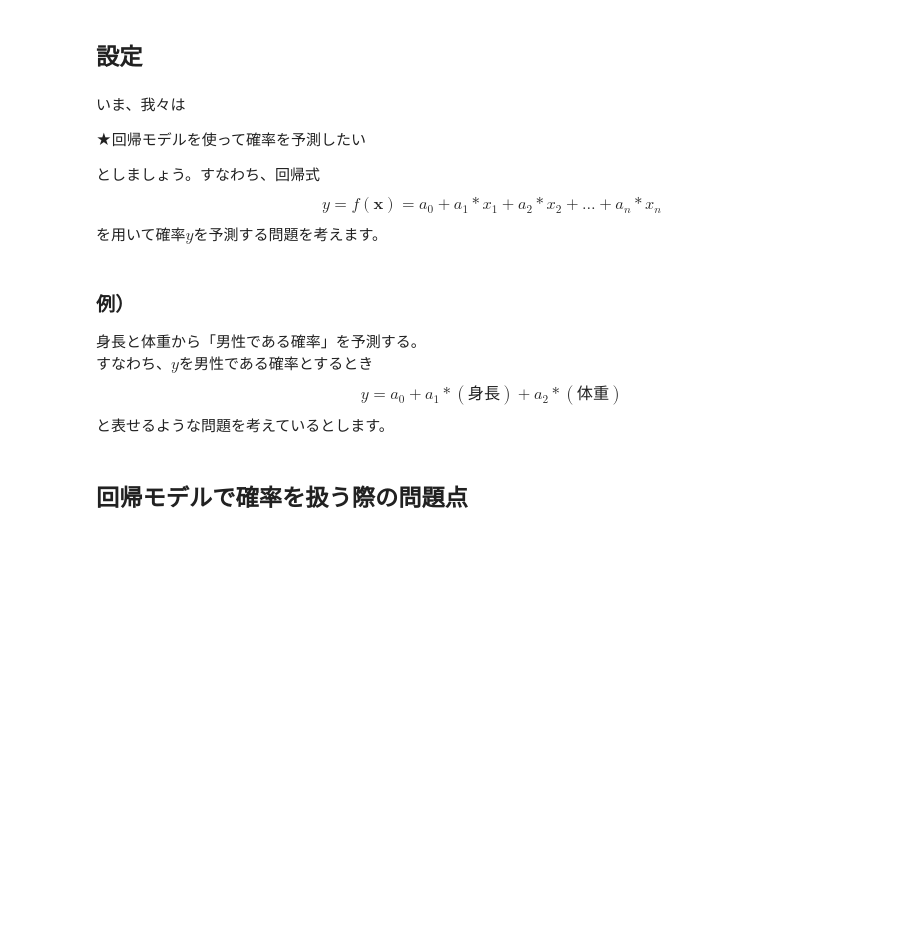
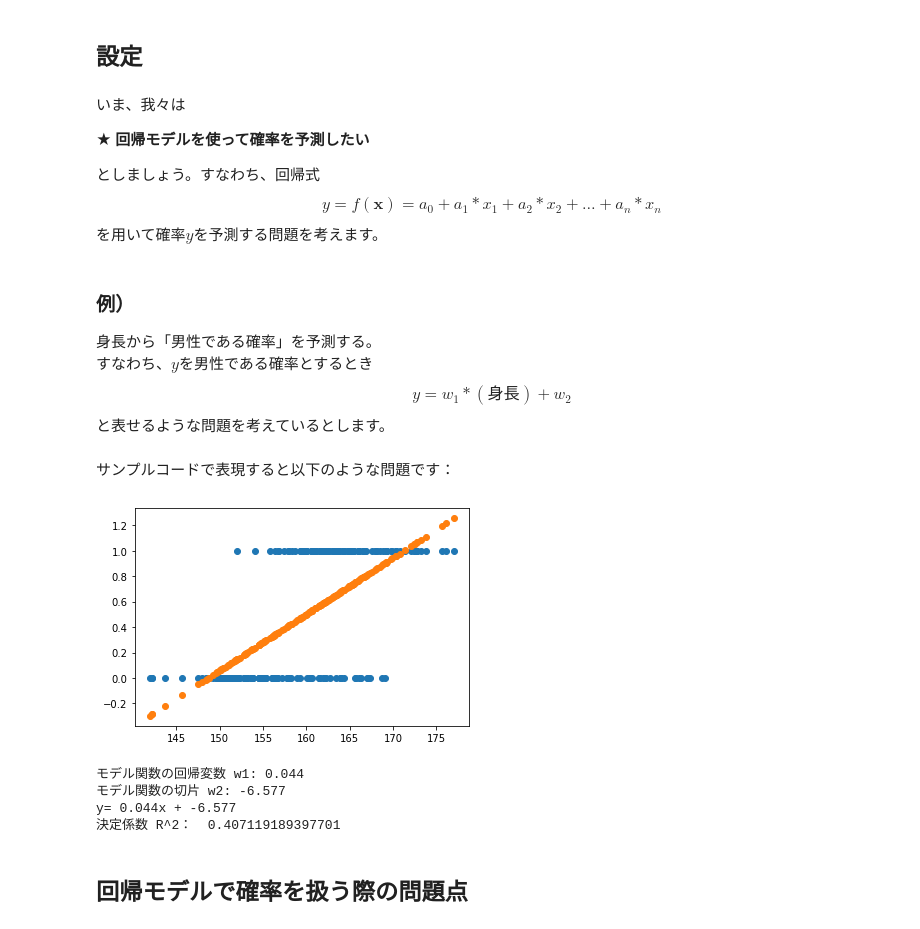
Before and after one commit to Rei-O/DL-from-scratch-in-KV, a Jupyter notebook: deep-learning-from-scratch-master/ch03/note/シグモイド関数とロジット変換.ipynb, the cells around one changed output. Saved outputs shown, nothing was run; the diff lists cells and outputs as text; code cells hidden in the pictures; blank space fills up the shorter version.

```diff
--- a/deep-learning-from-scratch-master/ch03/note/シグモイド関数とロジット変換.ipynb
+++ b/deep-learning-from-scratch-master/ch03/note/シグモイド関数とロジット変換.ipynb
@@ -8,17 +8,62 @@
 # %% [markdown]
 いま、我々は
 
-★回帰モデルを使って確率を予測したい
+**★ 回帰モデルを使って確率を予測したい**
 
 としましょう。すなわち、回帰式
 $$ y= f(\bm{x})=a_0 + a_1 * x_1 + a_2 * x_2 + \dots + a_n * x_n$$
 を用いて確率$y$を予測する問題を考えます。
 # %% [markdown]
 ### 例）
-身長と体重から「男性である確率」を予測する。<br>
+身長から「男性である確率」を予測する。<br>
 すなわち、$y$を男性である確率とするとき
-$$ y= a_0 + a_1 * (身長) + a_2 * (体重)$$
+$$ y= w_1 * (身長) + w_2 $$
 と表せるような問題を考えているとします。
+# %% [markdown]
+サンプルコードで表現すると以下のような問題です：
+# %%
+import pandas as pd
+import numpy as np
+from sklearn.linear_model import LinearRegression
+import matplotlib.pyplot as plt
+
+
+# 男性のダミーデータ
+arry_height_m = np.random.normal(loc=165.0, scale=5.0, size=100)  # N(165, 5^2)から100個生成
+arry_gender_m = np.ones(len(arry_height_m))
+
+# 女性のダミーデータ
+arry_height_f = np.random.normal(loc=155.0, scale=5.0, size=100)  # N(155, 5^2)から100個生成
+arry_gender_f = np.zeros(len(arry_height_f))
+
+# データフレーム作成
+df_m = pd.DataFrame({ 'height' : arry_height_m
+                    , 'gender' : arry_gender_m})
+df_f = pd.DataFrame({ 'height' : arry_height_f
+                    , 'gender' : arry_gender_f})
+df = pd.concat([df_m, df_f])
+
+# 線形回帰モデル作成
+x = df[['height']]
+y = df[['gender']]
+model = LinearRegression()
+model.fit(x, y)
+
+# 可視化
+plt.plot(x, y, 'o')  # 正解ラベル
+plt.plot(x, model.predict(x), 'o')  # 予測値
+plt.show()
+
+print('モデル関数の回帰変数 w1: %.3f' %model.coef_)
+print('モデル関数の切片 w2: %.3f' %model.intercept_)
+print('y= %.3fx + %.3f' % (model.coef_ , model.intercept_))
+print('決定係数 R^2： ', model.score(x, y))
+# %% [output]
+[figure, added]
+モデル関数の回帰変数 w1: 0.044
+モデル関数の切片 w2: -6.577
+y= 0.044x + -6.577
+決定係数 R^2：  0.407119189397701
 # %% [markdown]
 ## 回帰モデルで確率を扱う際の問題点
 # %% [markdown]
```
Also changed, not shown: parts of 6 cells of this notebook, 1 other file.
